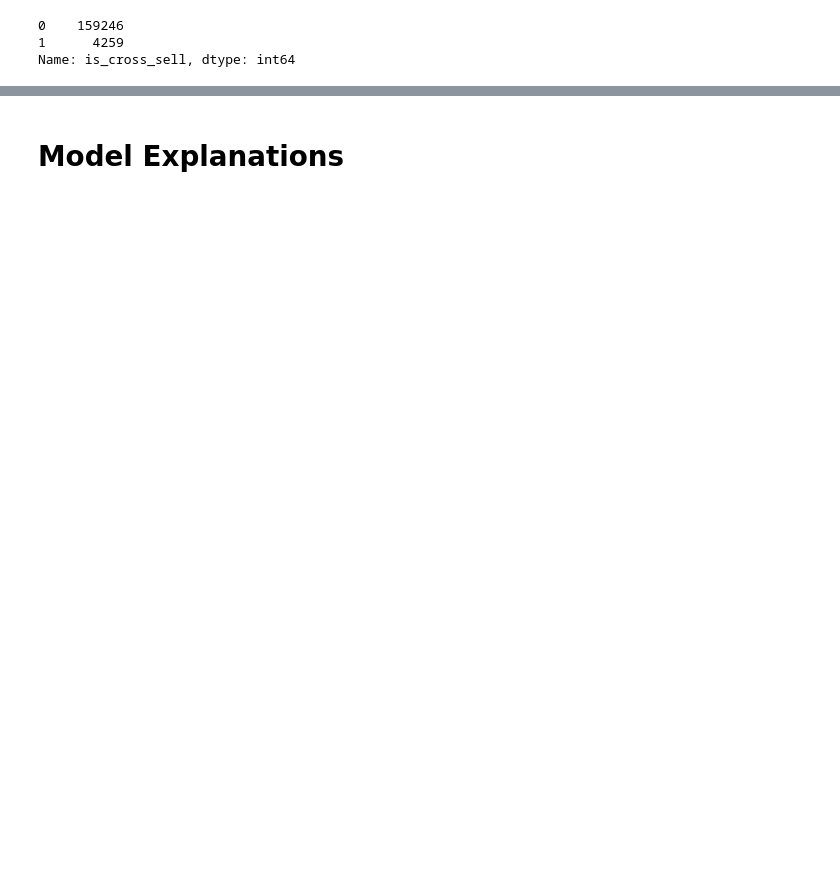
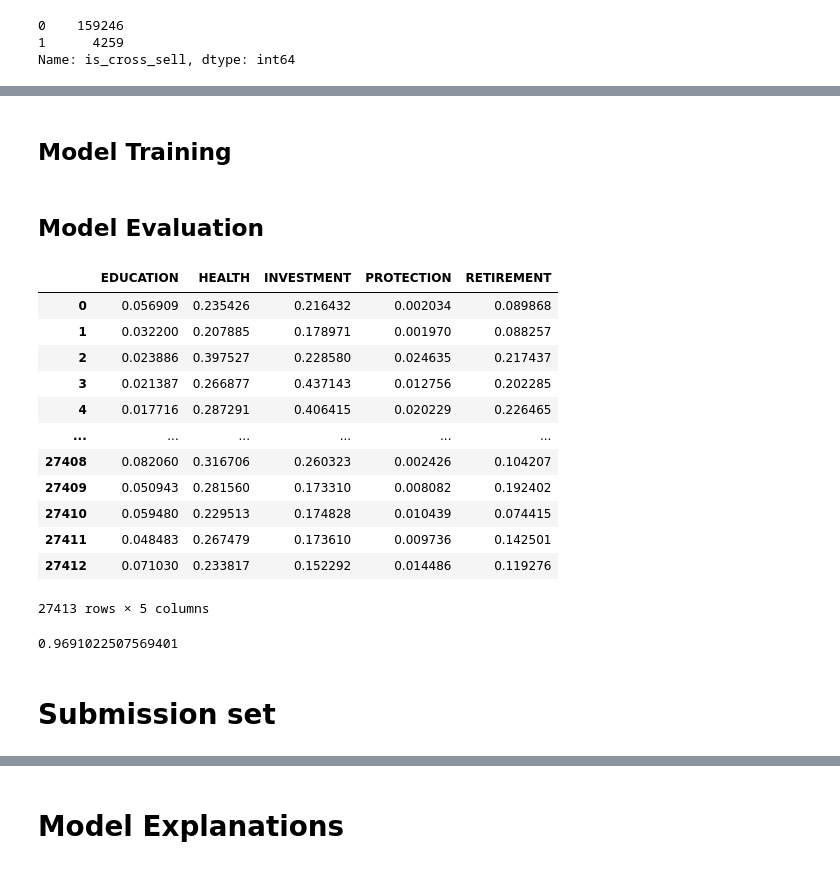
Before and after one commit to nisalr/datastorm-2.0-case-study, a Jupyter notebook: src/model-v1.ipynb, the cells around one changed output, grey strips where cells are left out. Cells and saved outputs as stored; diff of their text form; code cells hidden in the pictures; blank space fills up the shorter version.

Commit message:
model final

```diff
--- a/src/model-v1.ipynb
+++ b/src/model-v1.ipynb
@@ -921,0 +1033,50 @@ print(roc_auc_score(test_y, pred_y_prob))
+# %%
+train_X = df_train.drop(columns=label_cols)
+train_y = df_train[label_cols]
+
+test_X = df_test.drop(columns=label_cols)
+test_y = df_test[label_cols]
+# %% [markdown]
+## Model Training
+# %%
+model_rec = RandomForestClassifier(n_estimators=100, max_depth=10, class_weight='balanced')
+# model = LGBMClassifier(learning_rate=0.1, max_depth=6, min_child_samples=1000, n_estimators=300, num_leaves=3, random_state=2, class_weight='balanced')
+model_rec.fit(train_X, train_y)
+
+pred_y = model_rec.predict(test_X)
+pred_y_prob = model_rec.predict_proba(test_X)
+
+pred_y_train = model_rec.predict(train_X)
+pred_y_train_prob = model_rec.predict_proba(train_X)
+# %% [markdown]
+## Model Evaluation
+# %%
+pred_class = pd.DataFrame(pred_y_prob[0][:,1])
+pred_class['HEALTH'] = pred_y_prob[1][:,1]
+pred_class['INVESTMENT'] = pred_y_prob[2][:,1]
+pred_class['PROTECTION'] = pred_y_prob[3][:,1]
+pred_class['RETIREMENT'] = pred_y_prob[4][:,1]
+# %%
+pred_class.columns = ['EDUCATION', 'HEALTH', 'INVESTMENT', 'PROTECTION', 'RETIREMENT']
+# %%
+pred_class
+# %% [output]
+|  | EDUCATION | HEALTH | INVESTMENT | PROTECTION | RETIREMENT |
+| 0 | 0.056909 | 0.235426 | 0.216432 | 0.002034 | 0.089868 |
+| 1 | 0.032200 | 0.207885 | 0.178971 | 0.001970 | 0.088257 |
+| 2 | 0.023886 | 0.397527 | 0.228580 | 0.024635 | 0.217437 |
+| 3 | 0.021387 | 0.266877 | 0.437143 | 0.012756 | 0.202285 |
+| 4 | 0.017716 | 0.287291 | 0.406415 | 0.020229 | 0.226465 |
+| ... | ... | ... | ... | ... | ... |
+| 27408 | 0.082060 | 0.316706 | 0.260323 | 0.002426 | 0.104207 |
+| 27409 | 0.050943 | 0.281560 | 0.173310 | 0.008082 | 0.192402 |
+| 27410 | 0.059480 | 0.229513 | 0.174828 | 0.010439 | 0.074415 |
+| 27411 | 0.048483 | 0.267479 | 0.173610 | 0.009736 | 0.142501 |
+| 27412 | 0.071030 | 0.233817 | 0.152292 | 0.014486 | 0.119276 |
+27413 rows × 5 columns
+# %%
+accuracy_score(test_y, pred_y)
+# %% [output]
+0.9691022507569401
+# %% [markdown]
+# Submission set
```
Also changed, not shown: parts of 43 cells of this notebook.
